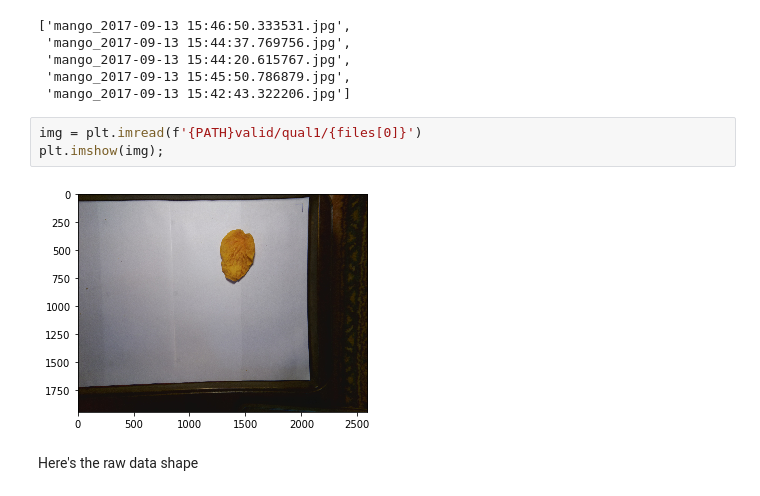
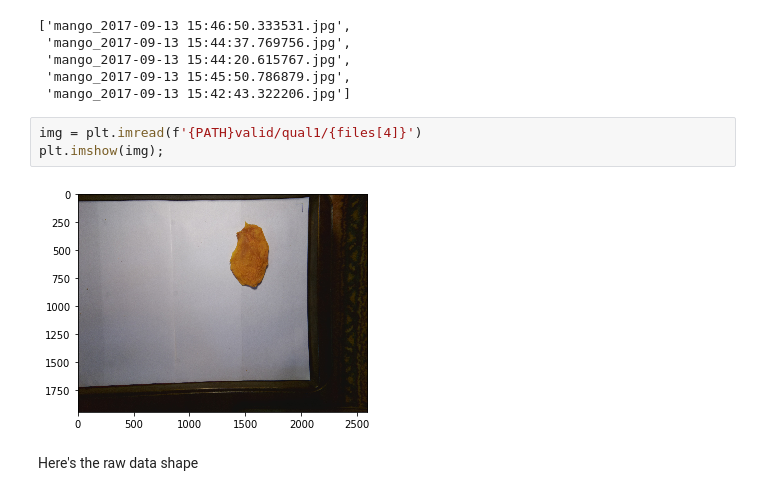
Before and after one commit to jonathanlittel/calimango, a Jupyter notebook: Mango_classification_exploration.ipynb, the cells around one changed output. Cells and saved outputs as stored; diff of their text form.

```diff
--- a/Mango_classification_exploration.ipynb
+++ b/Mango_classification_exploration.ipynb
@@ -44,10 +44,10 @@ files
  'mango_2017-09-13 15:45:50.786879.jpg',
  'mango_2017-09-13 15:42:43.322206.jpg']
 # %%
-img = plt.imread(f'{PATH}valid/qual1/{files[0]}')
+img = plt.imread(f'{PATH}valid/qual1/{files[4]}')
 plt.imshow(img);
 # %% [output]
-[figure, old version]
+[figure, new version]
 # %% [markdown]
 Here's the raw data shape
 # %%
```
Also changed, not shown: parts of 20 cells of this notebook.
